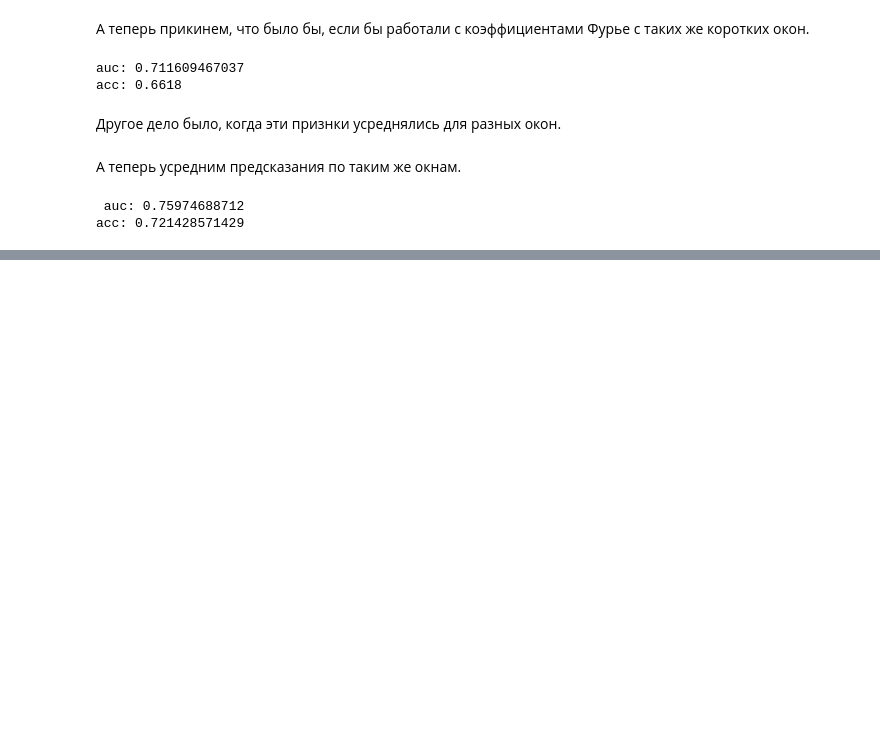
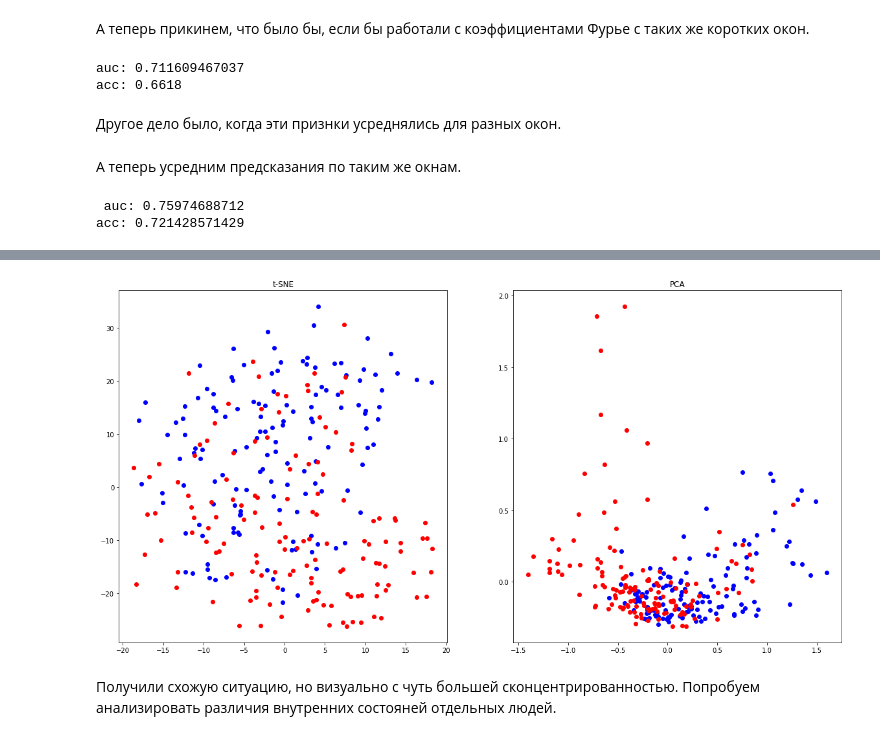
Before and after one commit to emilkayumov/diploma-mcnn-cardio-feature-extraction, a Jupyter notebook: mscnn.ipynb, the cells around one changed output, grey strips where cells are left out. Drawn from its saved outputs; the diff is of its cells as text; code cells hidden in the pictures; blank space fills up the shorter version.

```diff
--- a/mscnn.ipynb
+++ b/mscnn.ipynb
@@ -674,0 +720,30 @@ acc: 0.721428571429
+# %%
+data = np.zeros((len(signals), 150), dtype=float)
+for i in tqdm.tqdm_notebook(xrange(len(signals))):
+    for j in xrange(len(signals[i])):
+        data[i] += preprocess_avg(signals[i][j])
+    data[i] = data[i] / len(signals[i])
+# %%
+tsne = TSNE(n_components=2, perplexity=100)
+pca  = PCA(n_components=2)
+# %%
+tsne_data = tsne.fit_transform(data)
+pca_data  = pca.fit_transform(data)
+# %%
+plt.figure(figsize=(20, 10))
+
+plt.subplot(1, 2, 1)
+plt.title('t-SNE')
+plt.plot(tsne_data[labels == 0, 0], tsne_data[labels == 0, 1], 'bo')
+plt.plot(tsne_data[labels == 1, 0], tsne_data[labels == 1, 1], 'ro')
+
+plt.subplot(1, 2, 2)
+plt.title('PCA')
+plt.plot(pca_data[labels == 0, 0], pca_data[labels == 0, 1], 'bo')
+plt.plot(pca_data[labels == 1, 0], pca_data[labels == 1, 1], 'ro')
+
+plt.show()
+# %% [output]
+[figure, added]
+# %% [markdown]
+Получили схожую ситуацию, но визуально с чуть большей сконцентрированностью. Попробуем анализировать различия внутренних состояней отдельных людей.
```
Also changed, not shown: parts of 16 cells of this notebook, 3 other files.
